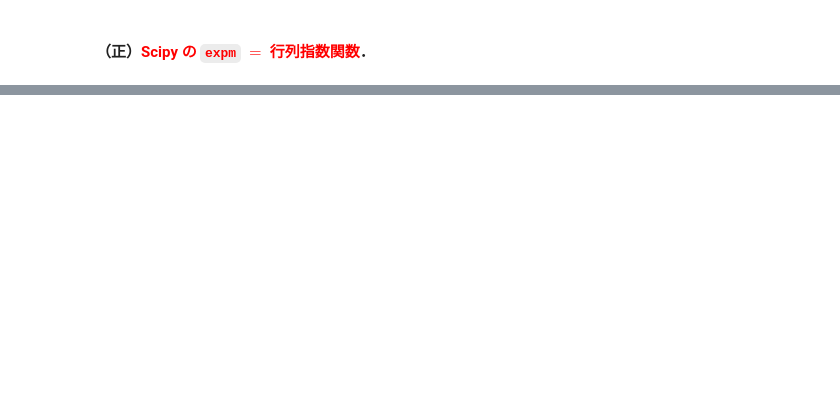
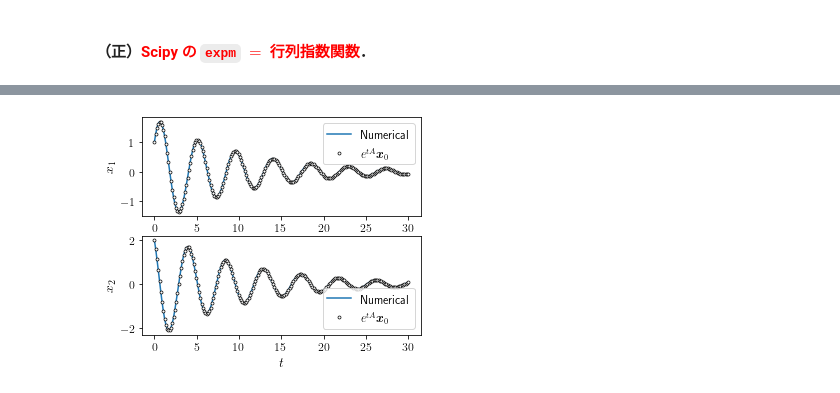
Before and after one commit to ktysd/_colab_test, a Jupyter notebook: vc/Colab/Code_9.1.ipynb, the cells around one changed output, grey strips where cells are left out. Saved outputs shown, nothing was run; the diff lists cells and outputs as text; code cells hidden in the pictures; blank space fills up the shorter version.

```diff
--- a/vc/Colab/Code_9.1.ipynb
+++ b/vc/Colab/Code_9.1.ipynb
@@ -64,0 +145,4 @@ array([[ 0.6004236 ,  0.23254416],
+# %%
+plot_int_vs_eAt(EOM_1dof, A_1dof, param, x0=[1,2])
+# %% [output]
+[figure, added]
```
Also changed, not shown: parts of 11 cells of this notebook, 2 other files.
